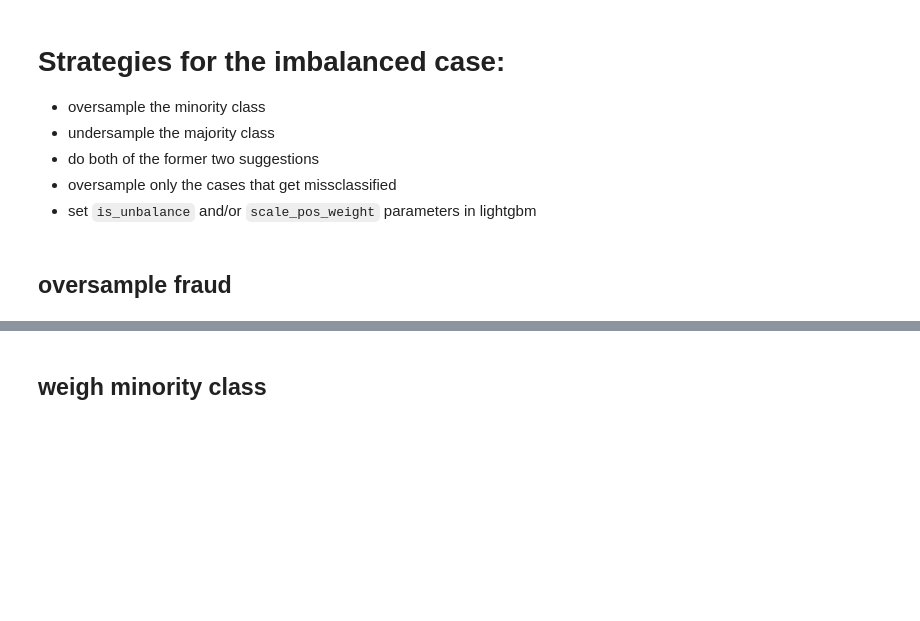
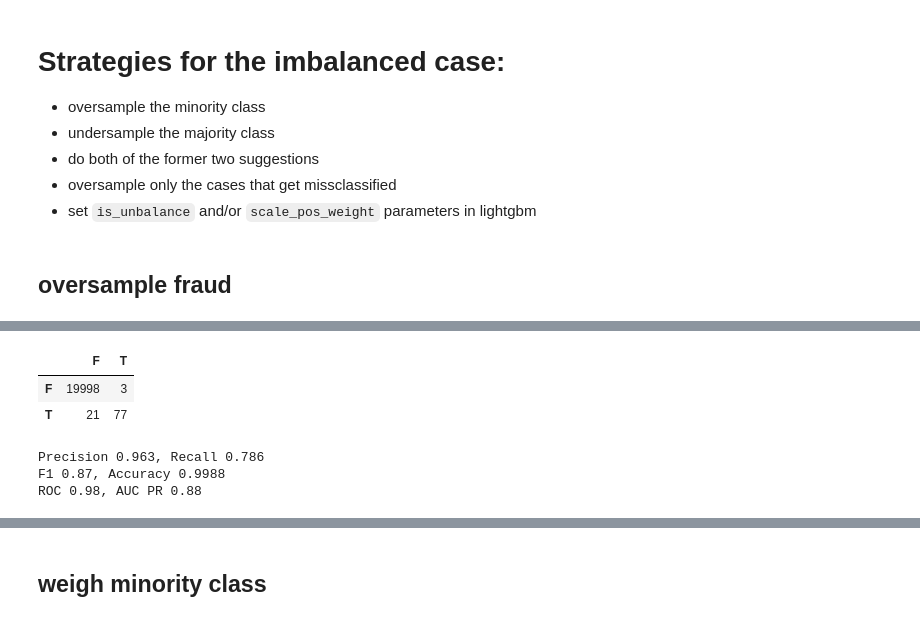
Before and after one commit to nitram-bot/fhnw_lecture, a Jupyter notebook: notebooks/imbalanced_data.ipynb, the cells around one changed output, grey strips where cells are left out. Saved outputs shown, nothing was run; the diff lists cells and outputs as text; code cells hidden in the pictures; blank space fills up the shorter version.

```diff
--- a/notebooks/imbalanced_data.ipynb
+++ b/notebooks/imbalanced_data.ipynb
@@ -228,5 +229,29 @@ ROC 0.98, AUC PR 0.89
 # %%
-# needs too much RAM: X_train_ov, y_train_ov = ADASYN().fit_resample(X_train, y_train)
+# needs too much RAM:
+X_train_ov, y_train_ov = ADASYN(sampling_strategy=0.05).fit_resample(X_train, y_train)
+# %%
+clf = copy(model)
+clf.fit(X_train_ov,y_train_ov)
+y_pred = clf.predict(X_test)
+confusion = confusion_matrix(y_test, y_pred)
+df_conf = pd.DataFrame(confusion, columns=['F','T'], index=['F','T'])
+df_conf
+# %% [output]
+|  | F | T |
+| F | 19998 | 3 |
+| T | 21 | 77 |
+# %%
+y_pred_proba = clf.predict_proba(X_test)[:,1] # 2nd column is p(fraud)
+AUC = roc_auc_score(y_test, y_pred_proba)
+precision, recall, _ = precision_recall_curve(y_test, y_pred_proba, pos_label=1)
+PR = auc(recall, precision)
+print(f"Precision {precision_score(y_test, y_pred):.3f}, Recall {recall_score(y_test, y_pred):.3f}")
+print(f"F1 {f1_score(y_test, y_pred):.2f}, Accuracy {accuracy_score(y_test, y_pred):.4f}")
+print(f"ROC {AUC:.2f}, AUC PR {PR:.2f}")
+# %% [output]
+Precision 0.963, Recall 0.786
+F1 0.87, Accuracy 0.9988
+ROC 0.98, AUC PR 0.88
 # %%
 X_train_ov, y_train_ov, y_pred, y_pred_proba, precision, recall, clf = None, None, None, None, None, None, None
 del X_train_ov, y_train_ov, y_pred, y_pred_proba, precision, recall, clf
```
Also changed, not shown: parts of 21 cells of this notebook, 3 other files.
